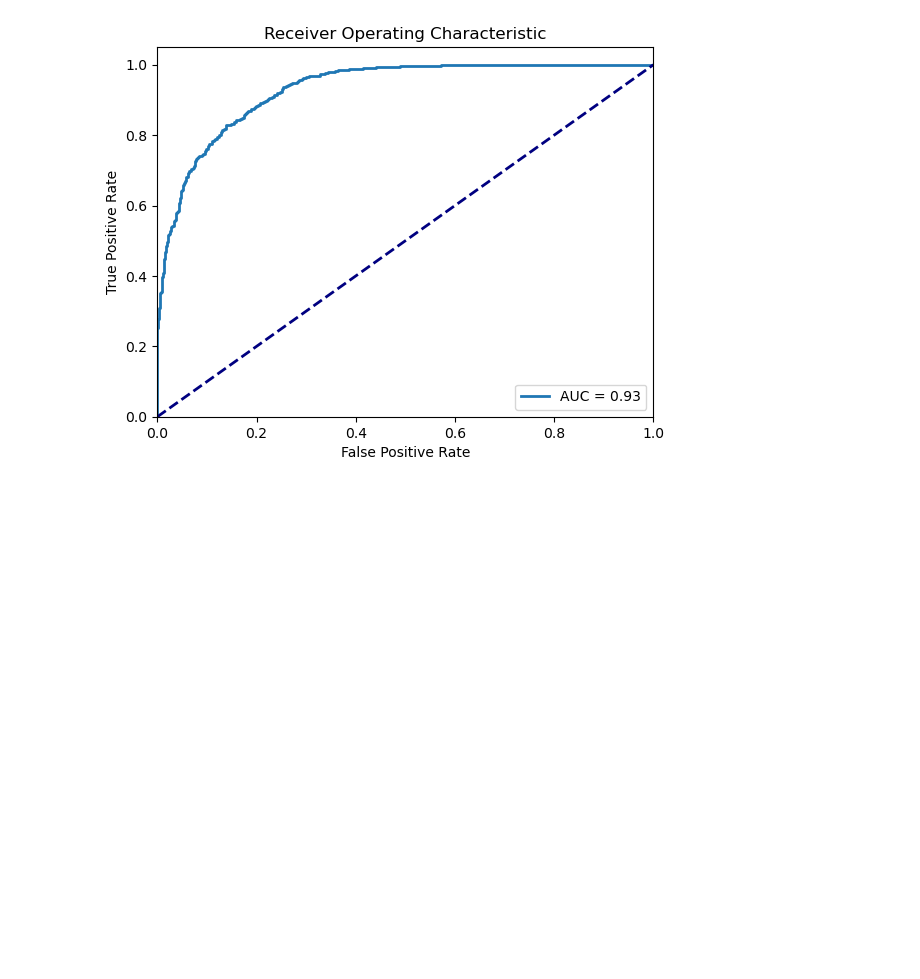
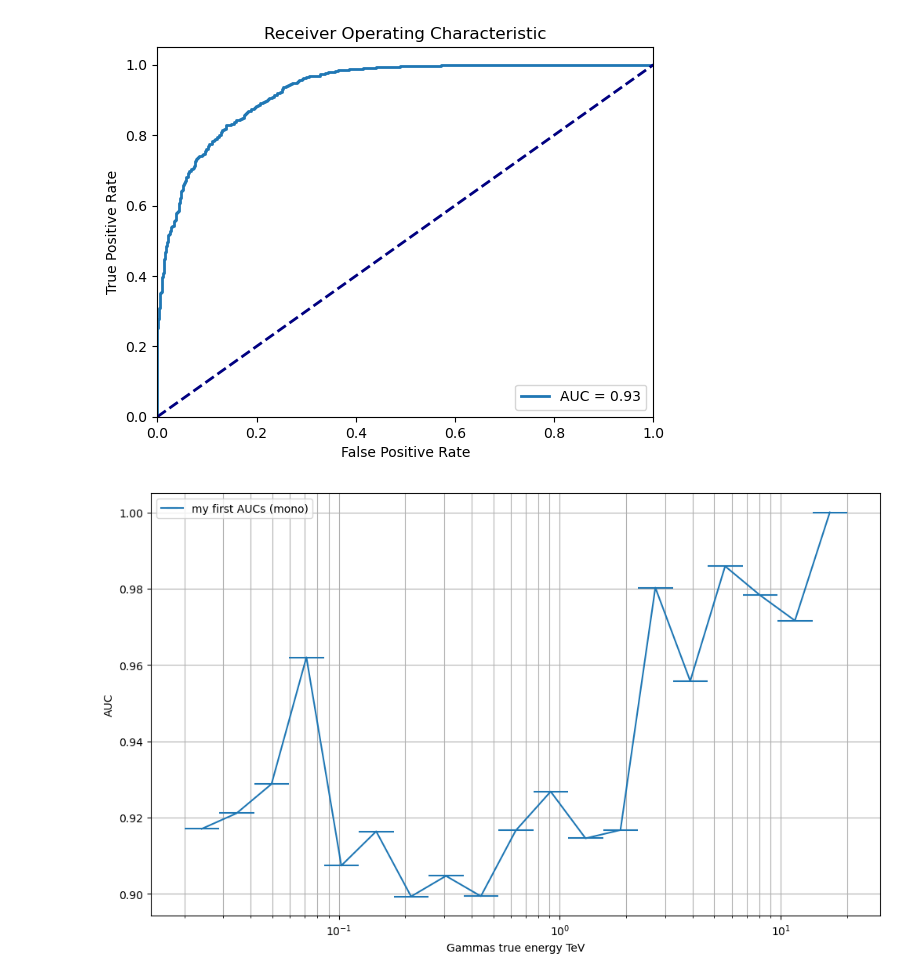
Before and after one commit to ctlearn-project/ctlearn-workshops, a Jupyter notebook: ctlearn_workshop2024/notebooks/ctlearn_predicting.ipynb, the cells around one changed output. Saved outputs shown, nothing was run; the diff lists cells and outputs as text; code cells hidden in the pictures; blank space fills up the shorter version.

Commit message:
add missing control plots for DL2

```diff
--- a/ctlearn_workshop2024/notebooks/ctlearn_predicting.ipynb
+++ b/ctlearn_workshop2024/notebooks/ctlearn_predicting.ipynb
@@ -219,5 +168,45 @@ plt.plot()
 []
 [figure]
 # %%
-# here AUC per true_energy (ask bastien for code)
+# Define signal and background file
+column_name = "gammaness"
+gamma_file = "../data/DL2/my_first_predictions_gamma-diffuse.h5"
+proton_file = "../data/DL2/my_first_predictions_proton.h5"
+
+size_cut = 100
+tel_type = "LST_LST_LSTCam"
+
+# Read data
+with pd.HDFStore(gamma_file, mode="r") as f:
+    events_dl2 = f["/dl2/reco"]
+    events_dl1b = f[f"/dl1b/{tel_type}/tel_1"]
+    hillas_intensity = events_dl1b["hillas_intensity"]
+    signal_classifier_values = events_dl2[column_name][hillas_intensity > size_cut]
+    signal_true_values = np.ones(len(signal_classifier_values))
+    signal_true_energy = u.Quantity(events_dl2["true_energy"][hillas_intensity > size_cut], u.TeV)
+
+with pd.HDFStore(proton_file, mode="r") as f:
+    events_dl2 = f["/dl2/reco"]
+    events_dl1b = f[f"/dl1b/{tel_type}/tel_1"]
+    hillas_intensity = events_dl1b["hillas_intensity"]
+    background_classifier_values = events_dl2[column_name][hillas_intensity > size_cut]
+    background_true_values = np.zeros(len(background_classifier_values))
+    background_true_energy = u.Quantity(events_dl2["true_energy"][hillas_intensity > size_cut], u.TeV)
+
+energy_bins = np.logspace(np.log10(0.02), np.log10(20), 20).flatten()*u.TeV
+classifier_values = np.concatenate((signal_classifier_values, background_classifier_values))
+true_values = np.concatenate((signal_true_values, background_true_values))
+true_energy = np.concatenate((signal_true_energy, background_true_energy))
+
+energy_bins, auc_scores = ctaplot.roc_auc_per_energy(true_type=true_values, \
+                                                     gammaness=classifier_values, \
+                                                     true_energy=true_energy, \
+                                                     energy_bins=energy_bins)
+
+plt.figure(figsize=(12,7))
+ax = ctaplot.plot_roc_auc_per_energy(energy_bins=energy_bins, auc_scores=auc_scores, label='my first AUCs (mono)')
+ax.legend()
+plt.show()
+# %% [output]
+[figure, added]
 # %%
```
Also changed, not shown: parts of 8 cells of this notebook.
